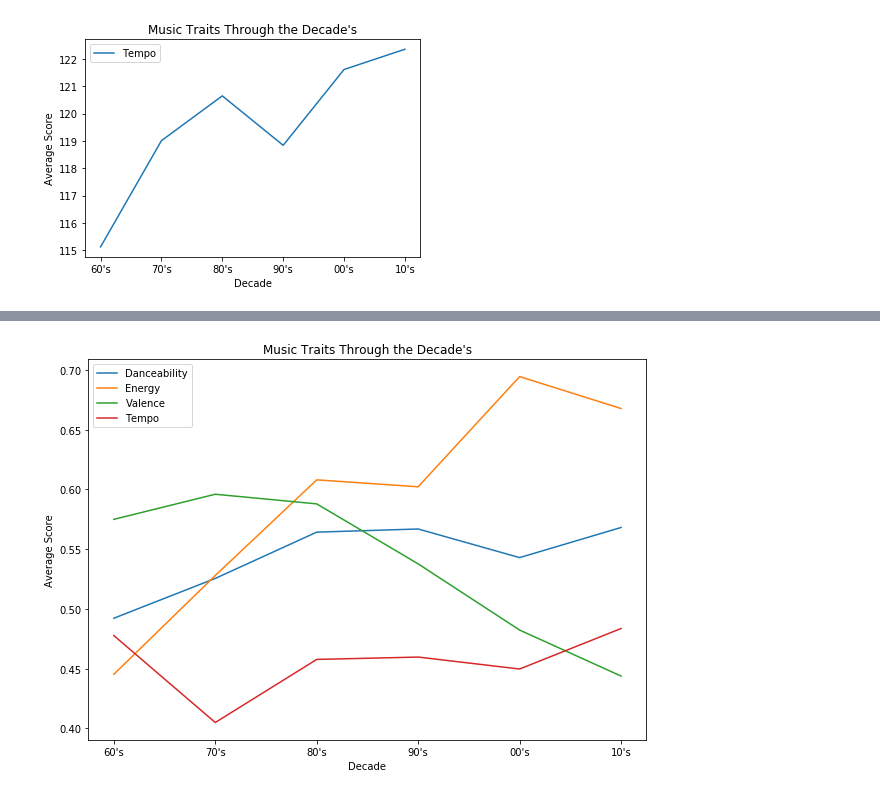
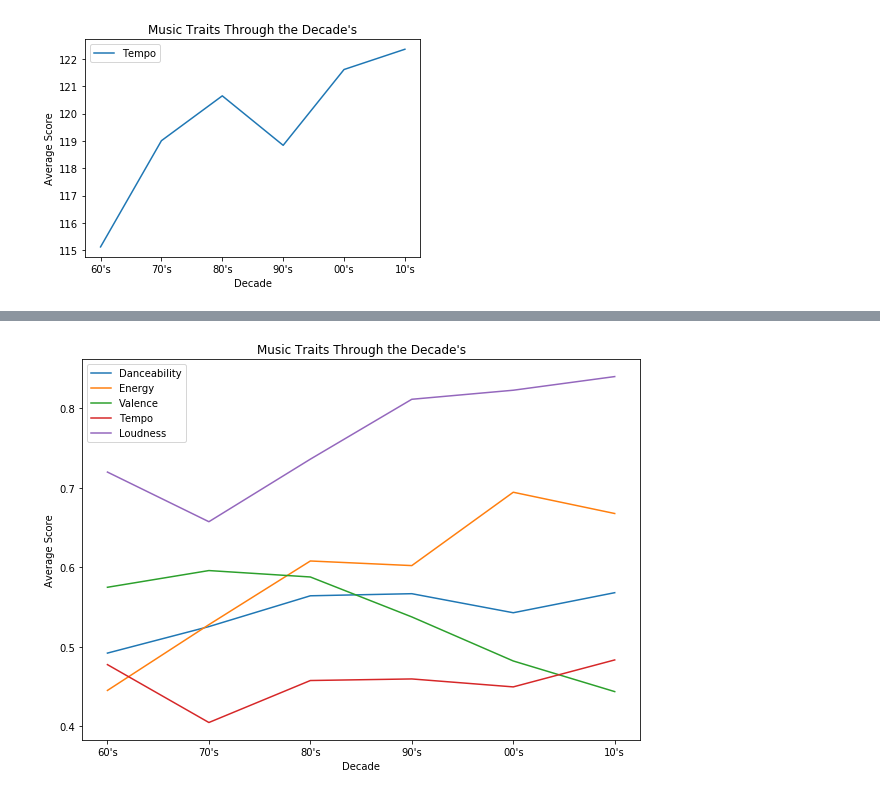
Before and after one commit to zsvorenova/Group_Three, a Jupyter notebook: carol.ipynb, the cells around one changed output, grey strips where cells are left out. Cells and saved outputs as stored; diff of their text form; code cells hidden in the pictures.

Commit message:
Final Chart

```diff
--- a/carol.ipynb
+++ b/carol.ipynb
@@ -1066,27 +1066,27 @@ sixty2_df.head()
 from sklearn.preprocessing import MinMaxScaler
 dfsixty = sixty2_df
 scaler = MinMaxScaler(feature_range=(0,1))
-dfsixty[["tempo"]] = scaler.fit_transform(dfsixty[["tempo"]])
+dfsixty[["tempo","loudness"]] = scaler.fit_transform(dfsixty[["tempo","loudness"]])
 
 dfseventy = seventy2_df
 scaler = MinMaxScaler(feature_range=(0,1))
-dfseventy[["tempo"]] = scaler.fit_transform(dfseventy[["tempo"]])
+dfseventy[["tempo","loudness"]] = scaler.fit_transform(dfseventy[["tempo","loudness"]])
 
 dfeighty = eighty2_df
 scaler = MinMaxScaler(feature_range=(0,1))
-dfeighty[["tempo"]] = scaler.fit_transform(dfeighty[["tempo"]])
+dfeighty[["tempo","loudness"]] = scaler.fit_transform(dfeighty[["tempo","loudness"]])
 
 dfninty = ninty2_df
 scaler = MinMaxScaler(feature_range=(0,1))
-dfninty[["tempo"]] = scaler.fit_transform(dfninty[["tempo"]])
+dfninty[["tempo","loudness"]] = scaler.fit_transform(dfninty[["tempo","loudness"]])
 
 dftwo_thousand = two_thousand2_df
 scaler = MinMaxScaler(feature_range=(0,1))
-dftwo_thousand[["tempo"]] = scaler.fit_transform(dftwo_thousand[["tempo"]])
+dftwo_thousand[["tempo","loudness"]] = scaler.fit_transform(dftwo_thousand[["tempo","loudness"]])
 
 dftens = tens2_df
 scaler = MinMaxScaler(feature_range=(0,1))
-dftens[["tempo"]] = scaler.fit_transform(dftens[["tempo"]])
+dftens[["tempo","loudness"]] = scaler.fit_transform(dftens[["tempo","loudness"]])
 dftens.head()
 # %% [output]
 |  | track | artist | uri | danceability | energy | key | loudness | mode | speechiness | ... |
@@ -1111,32 +1111,40 @@ two_thousandenergy2 = two_thousand2_df["energy"].mean()
 tensenergy2 = tens2_df["energy"].mean()
 
 sixtyval2 = sixty2_df["valence"].mean()
 seventyval2 =seventy2_df["valence"].mean()
 eightyval2 = eighty2_df["valence"].mean()
 nintyval2 = ninty2_df["valence"].mean()
 two_thousandval2 = two_thousand2_df["valence"].mean()
 tensval2 = tens2_df["valence"].mean()
 
 sixtybpm2 = dfsixty["tempo"].mean()
 seventybpm2 =dfseventy["tempo"].mean()
 eightybpm2 = dfeighty["tempo"].mean()
 nintybpm2 = dfninty["tempo"].mean()
 two_thousandbpm2 = dftwo_thousand["tempo"].mean()
 tensbpm2 = dftens["tempo"].mean()
 
+sixtyld2 = dfsixty["loudness"].mean()
+seventyld2 =dfseventy["loudness"].mean()
+eightyld2 = dfeighty["loudness"].mean()
+nintyld2 = dfninty["loudness"].mean()
+two_thousandld2 = dftwo_thousand["loudness"].mean()
+tensld2 = dftens["loudness"].mean()
+
 dance_df2 = pd.DataFrame({"Decade":["60", "70", "80", "90", "2000", "2010"],
                          "Danceability":[sixtydance2, seventydance2, eightydance2, nintydance2, two_thousanddance2, tensdance2],
                          "Energy":[sixtyenergy2, seventyenergy2, eightyenergy2, nintyenergy2, two_thousandenergy2, tensenergy2],
                          "Valence":[sixtyval2, seventyval2, eightyval2, nintyval2, two_thousandval2, tensval2],
-                         "Tempo":[sixtybpm2, seventybpm2, eightybpm2, nintybpm2, two_thousandbpm2, tensbpm2],})
+                         "Tempo":[sixtybpm2, seventybpm2, eightybpm2, nintybpm2, two_thousandbpm2, tensbpm2],
+                         "Loudness":[sixtyld2, seventyld2, eightyld2, nintyld2, two_thousandld2, tensld2]})
 
 
 dance_df2
 dance_df2.plot(figsize=(10,7))
 plt.ylabel("Average Score")
 plt.xlabel("Decade")
 plt.xticks([0, 1, 2, 3, 4, 5], ["60's", "70's", "80's", "90's", "00's", "10's"])
 plt.title("Music Traits Through the Decade's");
 plt.savefig('output.png')
 # %% [output]
-[figure, old version]
+[figure, new version]
```
Also changed, not shown: parts of 1 cell of this notebook, 1 other file.
